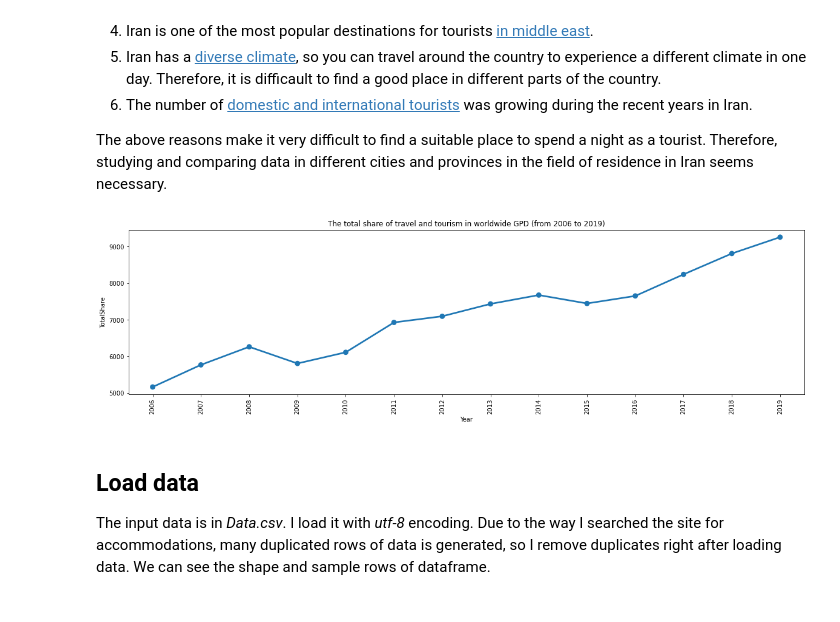
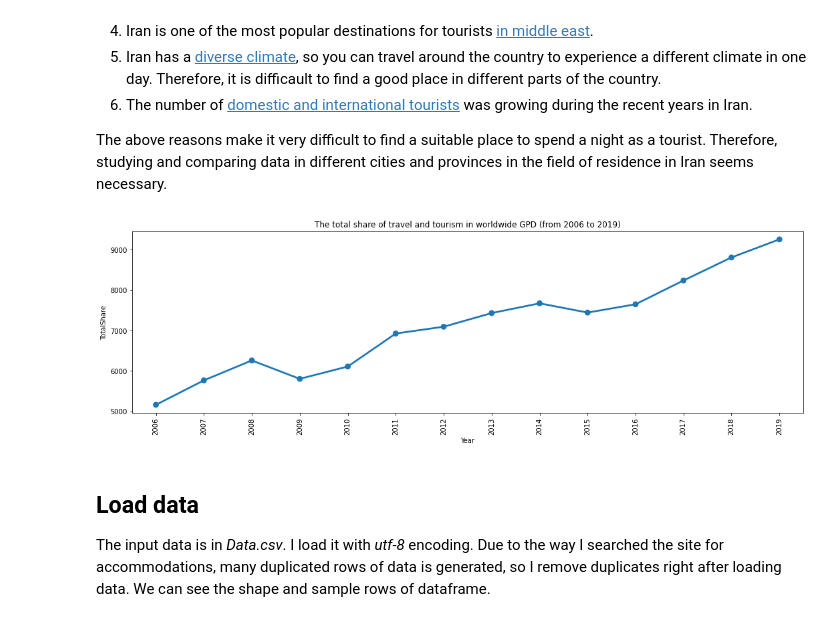
Before and after one commit to amiralimadadi/Jabama_WebScrap, a Jupyter notebook: Accommodations/2-Analysis.ipynb, the cells around one changed output. Saved outputs shown, nothing was run; the diff lists cells and outputs as text; code cells hidden in the pictures.

```diff
--- a/Accommodations/2-Analysis.ipynb
+++ b/Accommodations/2-Analysis.ipynb
@@ -31,15 +31,15 @@ The above reasons make it very difficult to find a suitable place to spend a nig
 # %%
 df_Gpd= pd.read_csv('TourismShareInGPD.csv', encoding="utf-8")
 
-plt.figure(figsize= (20, 5))
+plt.figure(figsize= (18, 5))
 sns.pointplot(data=df_Gpd, x="Year", y="TotalShare")
 plt.ylabel(get_display(reshape('TotalShare')))
 plt.xlabel(get_display(reshape('Year')))
 plt.title('The total share of travel and tourism in worldwide GPD (from 2006 to 2019)')
 plt.xticks(rotation = "vertical")
 plt.show()
 # %% [output]
-[figure, old version]
+[figure, new version]
 # %% [markdown]
 ## Load data
 The input data is in *Data.csv*. I load it with *utf-8* encoding. Due to the way I searched the site for accommodations, many duplicated rows of data is generated, so I remove duplicates right after loading data. We can see the shape and sample rows of dataframe.
```
Also changed, not shown: parts of 5 cells of this notebook.
